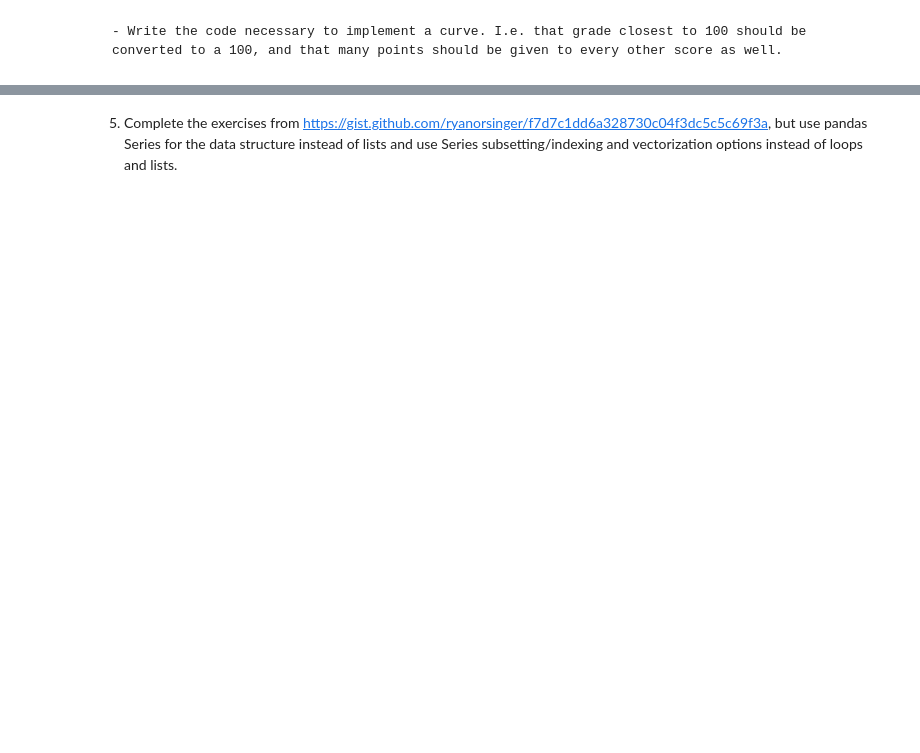
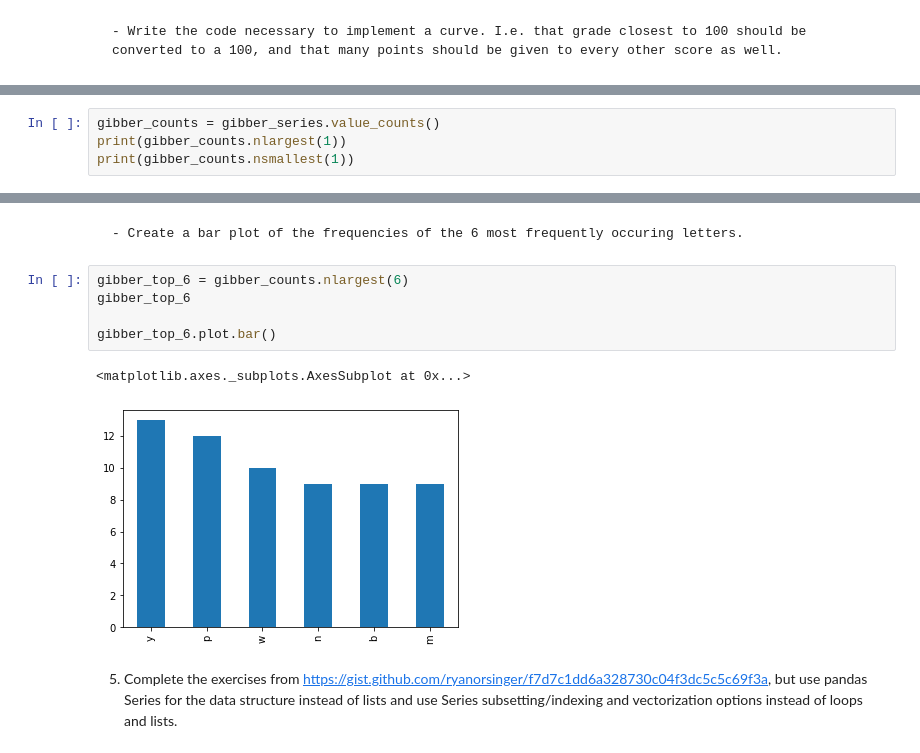
Before and after one commit to Brandon-Martinez27/numpy-pandas-visualization-exercises, a Jupyter notebook: pandas_series.ipynb, the cells around one changed output, grey strips where cells are left out. Drawn from its saved outputs; the diff is of its cells as text; blank space fills up the shorter version.

Commit message:
Completed Pandas Series Exercises

```diff
--- a/pandas_series.ipynb
+++ b/pandas_series.ipynb
@@ -386,0 +489,4 @@ plt.show()
+# %%
+gibber_counts = gibber_series.value_counts()
+print(gibber_counts.nlargest(1))
+print(gibber_counts.nsmallest(1))
@@ -387,2 +533,12 @@ plt.show()
+# %% [markdown]
+    - Create a bar plot of the frequencies of the 6 most frequently occuring letters.
+# %%
+gibber_top_6 = gibber_counts.nlargest(6)
+gibber_top_6
+
+gibber_top_6.plot.bar()
+# %% [output]
+<matplotlib.axes._subplots.AxesSubplot at 0x...>
+[figure, added]
 # %% [markdown]
 5. Complete the exercises from https://gist.github.com/ryanorsinger/f7d7c1dd6a328730c04f3dc5c5c69f3a, but use pandas Series for the data structure instead of lists and use Series subsetting/indexing and vectorization options instead of loops and lists.
```
Also changed, not shown: parts of 38 cells of this notebook.
